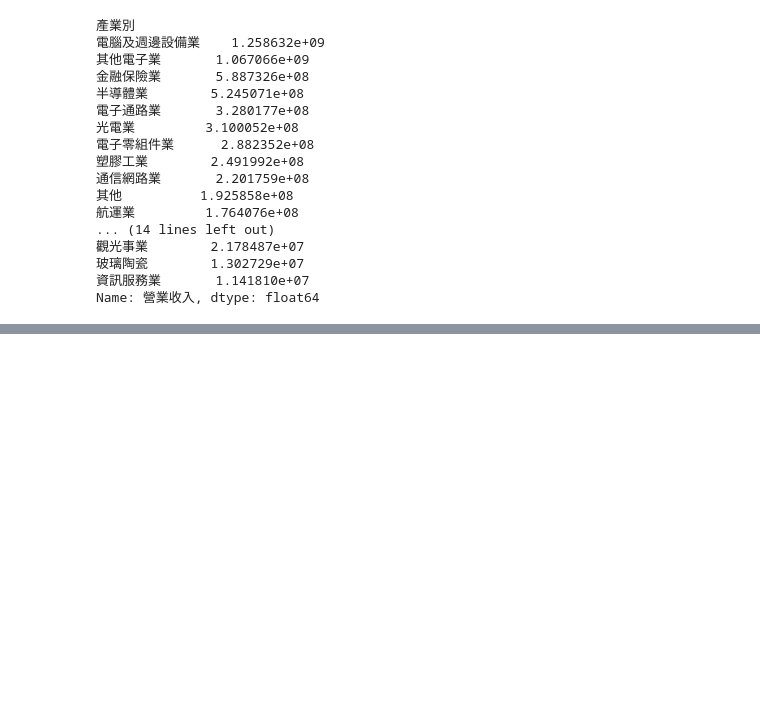
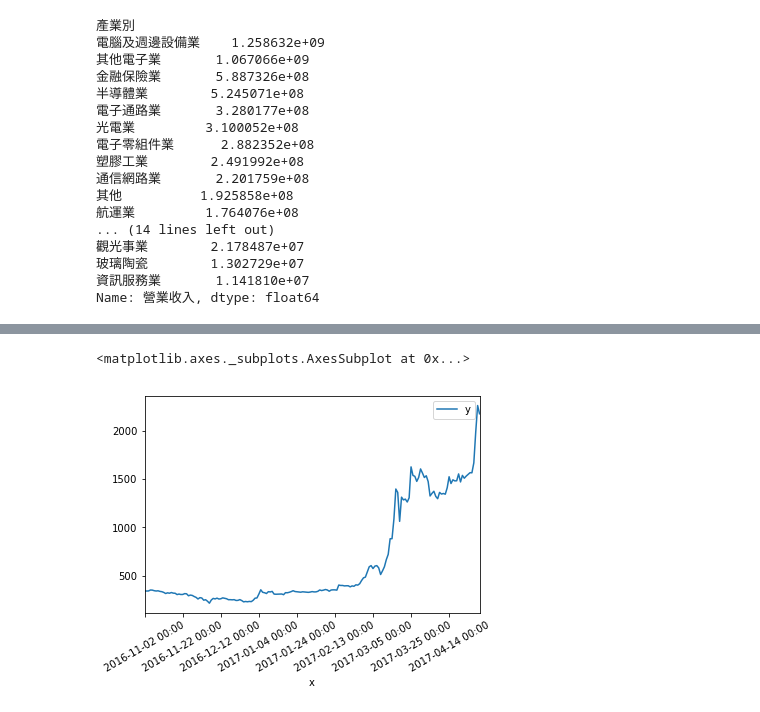
Before and after one commit to nagi31904/python_network_1, a Jupyter notebook: python_network2.ipynb, the cells around one changed output, grey strips where cells are left out. Drawn from its saved outputs; the diff is of its cells as text; code cells hidden in the pictures; blank space fills up the shorter version.

```diff
--- a/python_network2.ipynb
+++ b/python_network2.ipynb
@@ -425,0 +582,13 @@ Name: 營業收入, dtype: float64
+# %%
+import re
+m = re.search('data: \[(.+)?\],', res.text)
+m2 = eval(m.group(0).strip('data: ').strip(','))
+# %%
+df = pandas.DataFrame(m2)
+df.index = df['x']
+df['y'] = df['y'].astype(float)
+# %%
+df.plot(kind='line',rot=30)
+# %% [output]
+<matplotlib.axes._subplots.AxesSubplot at 0x...>
+[figure, added]
```
Also changed, not shown: parts of 22 cells of this notebook.
